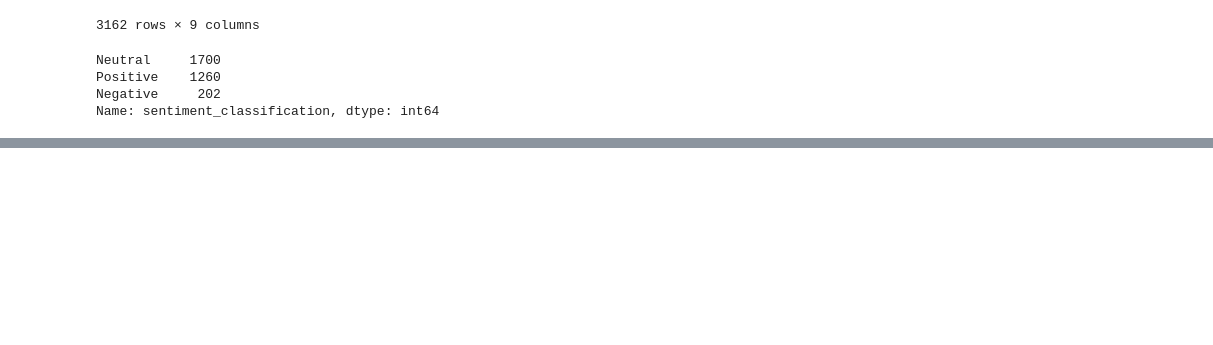
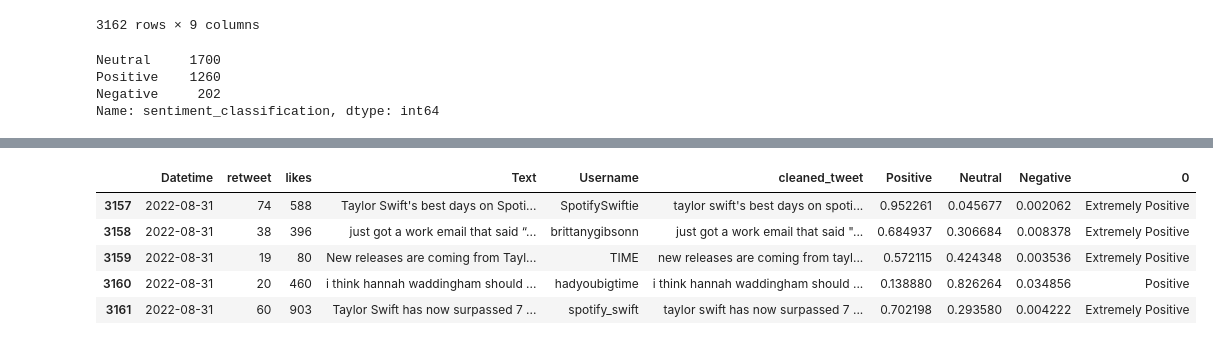
Before and after one commit to srs366/musicians_v_cancellation, a Jupyter notebook: notebooks/Stefan_SNS_scrape.ipynb, the cells around one changed output, grey strips where cells are left out. Drawn from its saved outputs; the diff is of its cells as text; code cells hidden in the pictures; blank space fills up the shorter version.

Commit message:
Taylor Swift example done

```diff
--- a/notebooks/Stefan_SNS_scrape.ipynb
+++ b/notebooks/Stefan_SNS_scrape.ipynb
@@ -309,0 +320,19 @@ pd.read_csv()
+# %%
+taylor_tweets_3 = run_the_tweet(artists_df.iloc[1]['NICKNAME'], artists_df.iloc[1]['DATE OF CANCELLATION'], 1, artists_df.iloc[1]['LEVEL FAME'], 'en')
+
+taylor_tweets_3['cleaned_tweet'] = taylor_tweets_3.Text.apply(clean_text)
+# %%
+tt3_sentscores = get_sentiment_score_dictionary(taylor_tweets_3[['cleaned_tweet']])
+# %%
+taylor_scores_only = pd.merge(taylor_tweets_3, pd.DataFrame.from_dict(tt3_sentscores), left_index= True, right_index= True)
+# %%
+taylor_df = pd.merge(taylor_scores_only, pd.DataFrame.from_dict(get_sentiment_score_classification(tt3_sentscores)), right_index=True, left_index=True)
+# %%
+taylor_df.tail()
+# %% [output]
+|  | Datetime | retweet | likes | Text | Username | cleaned_tweet | Positive | Neutral | Negative | 0 |
+| 3157 | 2022-08-31 | 74 | 588 | Taylor Swift's best days on Spoti... | SpotifySwiftie | taylor swift's best days on spoti... | 0.952261 | 0.045677 | 0.002062 | Extremely Positive |
+| 3158 | 2022-08-31 | 38 | 396 | just got a work email that said “... | brittanygibsonn | just got a work email that said "... | 0.684937 | 0.306684 | 0.008378 | Extremely Positive |
+| 3159 | 2022-08-31 | 19 | 80 | New releases are coming from Tayl... | TIME | new releases are coming from tayl... | 0.572115 | 0.424348 | 0.003536 | Extremely Positive |
+| 3160 | 2022-08-31 | 20 | 460 | i think hannah waddingham should ... | hadyoubigtime | i think hannah waddingham should ... | 0.138880 | 0.826264 | 0.034856 | Positive |
+| 3161 | 2022-08-31 | 60 | 903 | Taylor Swift has now surpassed 7 ... | spotify_swift | taylor swift has now surpassed 7 ... | 0.702198 | 0.293580 | 0.004222 | Extremely Positive |
```
Also changed, not shown: parts of 26 cells of this notebook.
